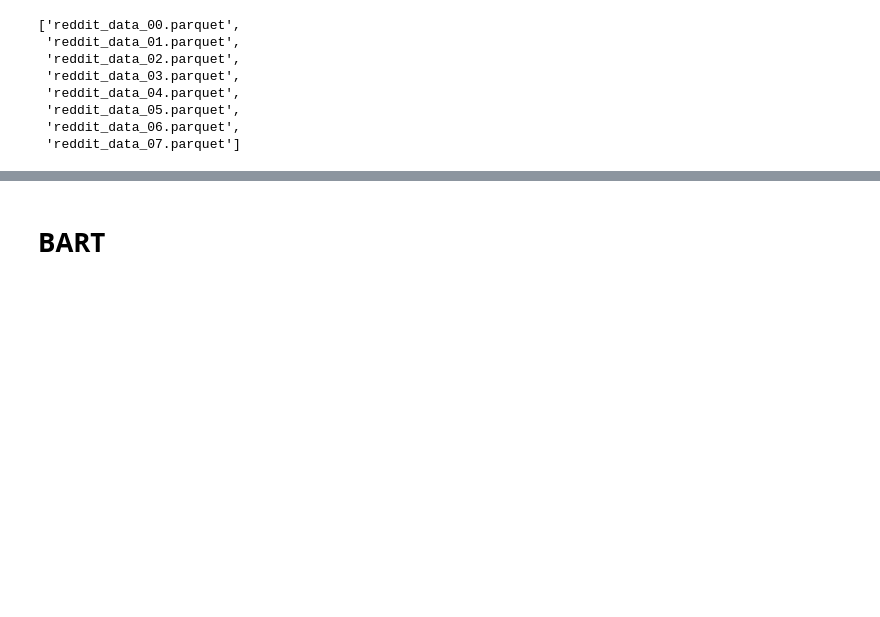
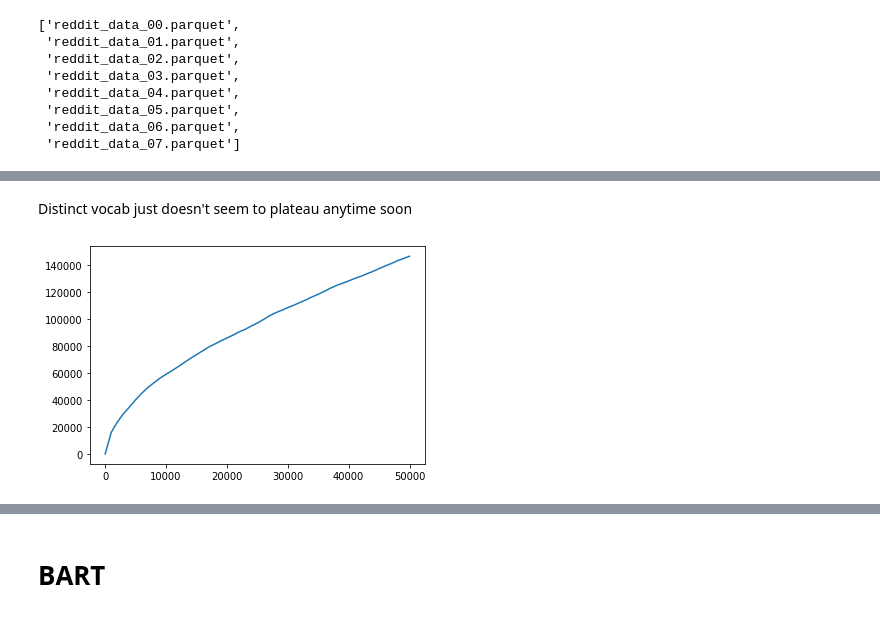
Before and after one commit to trevor-johnson/w266_reddit_summarization, a Jupyter notebook: scratch_work/eda_v3.ipynb, the cells around one changed output, grey strips where cells are left out. Cells and saved outputs as stored; diff of their text form; code cells hidden in the pictures; blank space fills up the shorter version.

```diff
--- a/scratch_work/eda_v3.ipynb
+++ b/scratch_work/eda_v3.ipynb
@@ -93,0 +150,16 @@ Create subreddit groupings. (Work more on this later)
+# %%
+%%time
+row_count = []
+distinct_count = []
+distinct_words = {'the'}
+
+for i,x in enumerate(tqdm(df['content'])):
+  x2 = set([re.sub('[^a-zA-Z]+', '', i) for i in x.lower().split(' ')])
+  distinct_words = distinct_words | x2
+  if i % 1000 == 0:
+    row_count.append(i)
+    distinct_count.append(len(distinct_words))
+  if i > 50000:
+    break
+
+print(len(distinct_words))
@@ -93,0 +170,7 @@ Create subreddit groupings. (Work more on this later)
+# %% [markdown]
+Distinct vocab just doesn't seem to plateau anytime soon
+# %%
+plt.plot(row_count, distinct_count)
+print("")
+# %% [output]
+[figure, added]
```
Also changed, not shown: parts of 22 cells of this notebook, 1 other file.
